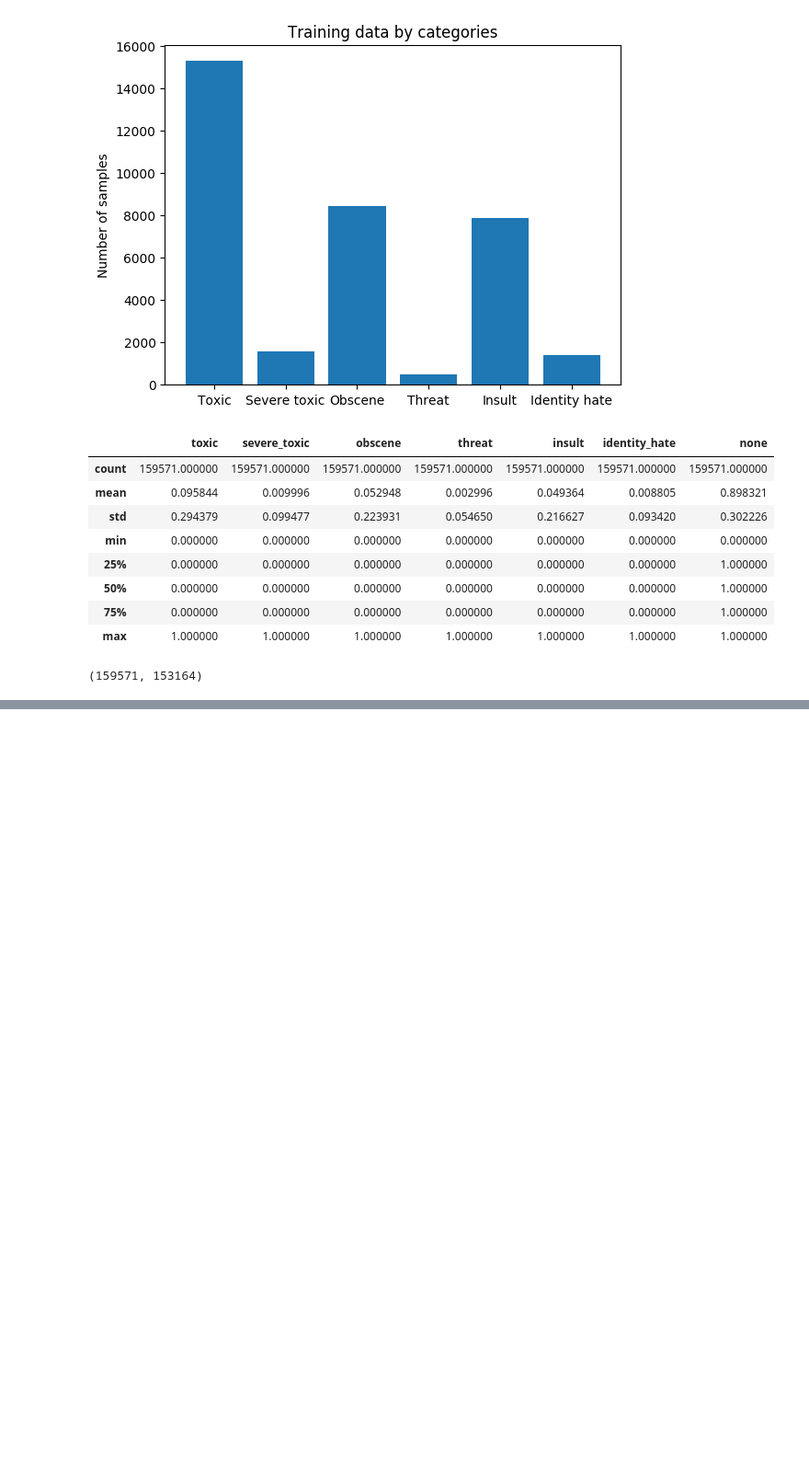
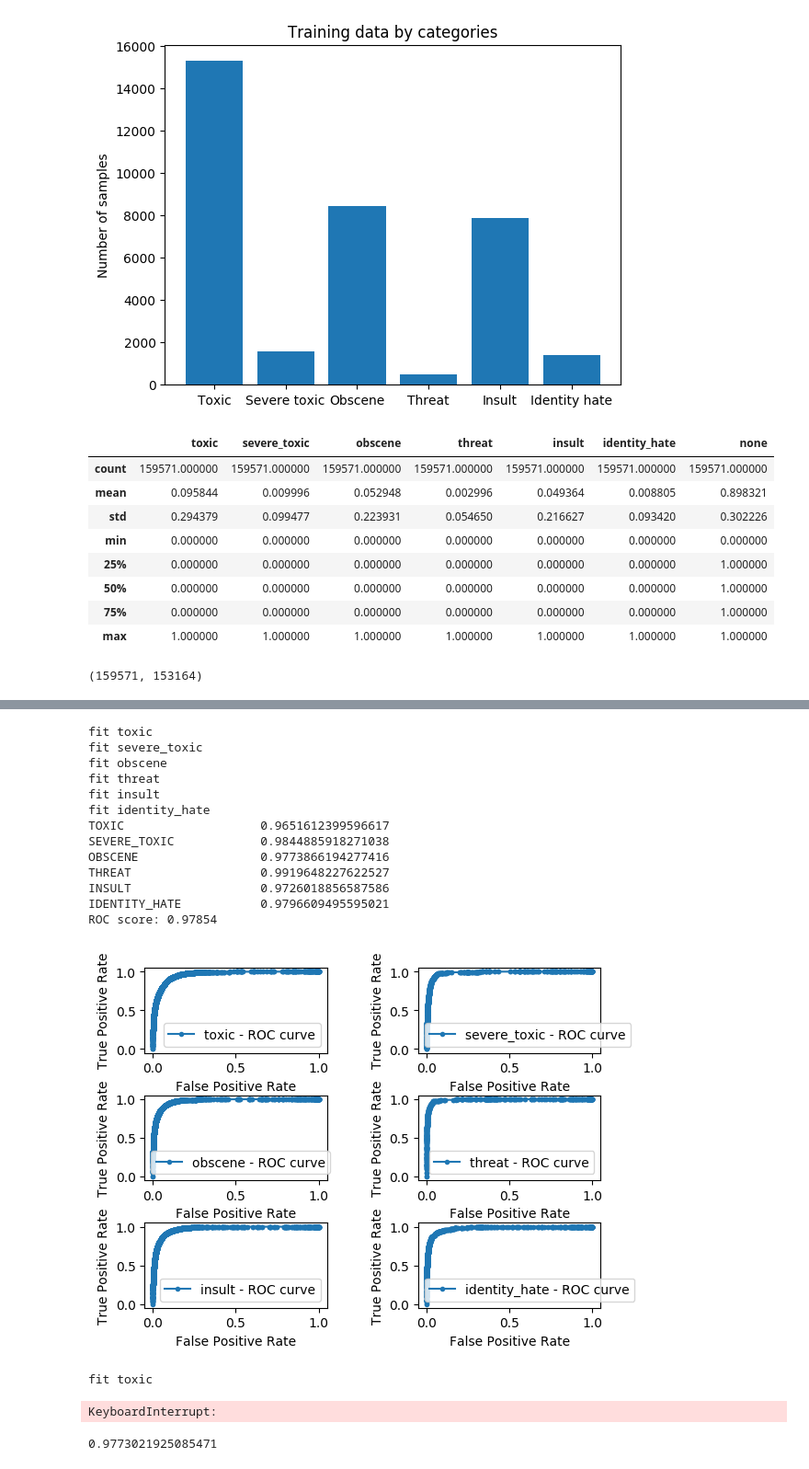
Before and after one commit to trgianglotus/toxicity-classification, a Jupyter notebook: Toxic-comment-classification.ipynb, the cells around one changed output, grey strips where cells are left out. Shown at 92% size. Drawn from its saved outputs; the diff is of its cells as text; code cells hidden in the pictures; blank space fills up the shorter version.

```diff
--- a/Toxic-comment-classification.ipynb
+++ b/Toxic-comment-classification.ipynb
@@ -261,0 +264,19 @@ ROC score: 0.97630
+# %%
+model = LogisticRegression(C=0.7, dual=False, solver='liblinear')
+m, r, preds = train_model(model)
+evaluate_from_preds()
+# %% [output]
+fit toxic
+fit severe_toxic
+fit obscene
+fit threat
+fit insult
+fit identity_hate
+TOXIC                   0.9651612399596617
+SEVERE_TOXIC            0.9844885918271038
+OBSCENE                 0.9773866194277416
+THREAT                  0.9919648227622527
+INSULT                  0.9726018856587586
+IDENTITY_HATE           0.9796609495595021
+ROC score: 0.97854
+[figure, added]
@@ -261,0 +289,9 @@ ROC score: 0.97630
+# %%
+from sklearn.neural_network import MLPClassifier
+model = MLPClassifier(solver='lbfgs', alpha=1e-5, hidden_layer_sizes=(128, 32), \
+                      random_state=1, verbose=True)
+m, r, preds = train_model(model)
+evaluate_from_preds()
+# %% [output]
+fit toxic
+KeyboardInterrupt:
@@ -261,0 +300,4 @@ ROC score: 0.97630
+# %%
+score
+# %% [output]
+0.9773021925085471
```
Also changed, not shown: parts of 17 cells of this notebook, 27 other files.
